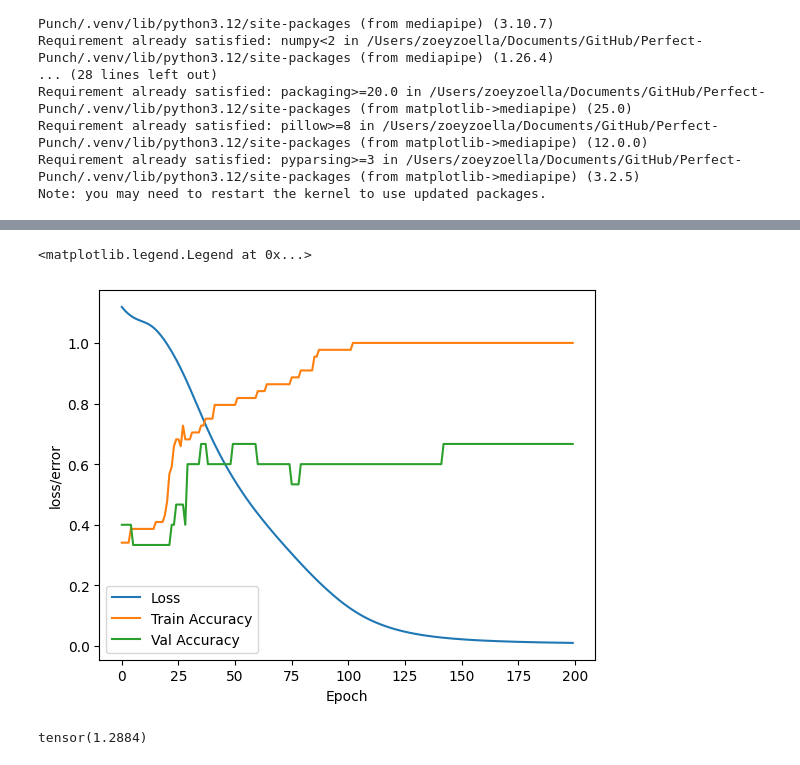
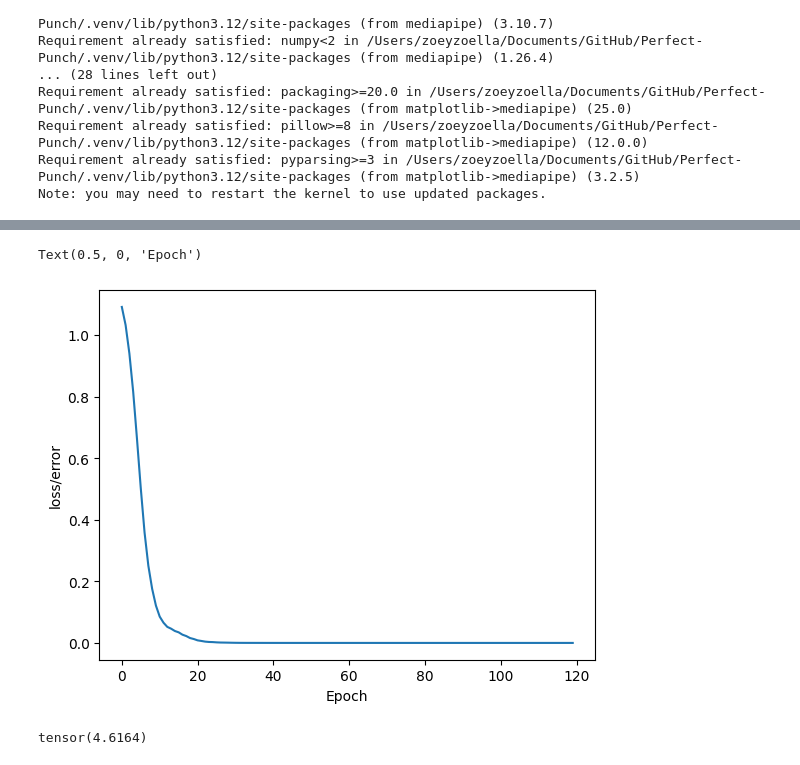
Before and after one commit to nimaip/Perfect-Punch, a Jupyter notebook: models/linear-classifier.ipynb, the cells around one changed output, grey strips where cells are left out. Cells and saved outputs as stored; diff of their text form; code cells hidden in the pictures.

```diff
--- a/models/linear-classifier.ipynb
+++ b/models/linear-classifier.ipynb
@@ -106,7 +106,7 @@ df['type'] = df['type'].map(type_mapping)
 X = np.array(df.drop('type', axis=1))
 y = np.array(df['type'])
 # %%
-features = ['x1','y1', 'z1','x2','y2', 'z2','x3','y3','z3','x4','y4','z4']
+features = ['x1','y1','x2','y2','x3','y3','x4','y4']
 
 n = 15
 num_groups = df.shape[0] // n
@@ -115,18 +115,18 @@ num_groups = df.shape[0] // n
 df_trim = df.iloc[:num_groups * n]
 
 # Convert to NumPy array (only features)
-arr = df_trim[features].values  # shape: (num_groups * n, 12)
+arr = df_trim[features].values  # shape: (num_groups * n, 8)
 
 # Reshape into sequences of 15 rows
-grouped = arr.reshape(num_groups, n, len(features))  # shape: (num_groups, 15, 12)
+grouped = arr.reshape(num_groups, n, len(features))  # shape: (num_groups, 15, 8)
 
 # Flatten each sequence into a single vector
-X = grouped.reshape(num_groups, -1)  # shape: (num_groups, 15*12=180)
+X = grouped.reshape(num_groups, -1)  # shape: (num_groups, 15*8=120)
 
 # Handle labels (assume df['type'] is the label)
 y_arr = df_trim['type'].values
 y = y_arr.reshape(num_groups, n)[:, 0]  # take first row's label for each sequence
 
-print("X shape:", X.shape)  # should be (num_groups, 180)
+print("X shape:", X.shape)  # should be (num_groups, 120)
 print("y shape:", y.shape)  # should be (num_groups,)
 # %% [output]
@@ -145,8 +144,7 @@ Model(
 )
 # %%
 from sklearn.model_selection import train_test_split
-X_train, X_test, y_train, y_test = train_test_split(X, y, test_size=0.5, random_state=42)
-X_test, X_val, y_test, y_val = train_test_split(X_test, y_test, test_size=0.33, random_state=42)
+X_train, X_test, y_train, y_test = train_test_split(X, y, test_size=0.2, random_state=42)
 # %%
 # convert X features to float tensors
 X_train = torch.FloatTensor(X_train)
@@ -163,15 +159,12 @@ criterion = nn.CrossEntropyLoss()
 
 # choose Adam Optimizer
 # lr = learning rate (if error doesn't go down after a bunch of epochs, must lower our learning rate)
-optimizer = torch.optim.Adam(model.parameters(), lr=1e-3, weight_decay=1e-4)
+optimizer = torch.optim.Adam(model.parameters(), lr=0.01)
 # %%
 # train our model
 # epoch = one run through all training data in our network
-epochs = 200
+epochs = 120
 losses = []
-train_accuracies = []
-val_accuracies = []
-
 for i in range(epochs):
   # go forward & get a prediction
   y_pred = model.forward(X_train) # get predicted results
@@ -188,17 +181,4 @@ for i in range(epochs):
   optimizer.zero_grad()
   loss.backward()
   optimizer.step()
-
-  with torch.no_grad():
-    train_outputs = model(X_train)
-    train_preds = torch.argmax(train_outputs, dim=1)
-    train_accuracy = (train_preds == y_train).float().mean().item()
-    train_accuracies.append(train_accuracy)
-
-    val_outputs = model(X_val)
-    val_preds = torch.argmax(val_outputs, dim=1)
-    val_accuracy = (val_preds == y_val).float().mean().item()
-    val_accuracies.append(val_accuracy)
-
-  print(f"Epoch {i+1}/{epochs}, Train Accuracy: {train_accuracy:.4f}, Val Accuracy: {val_accuracy:.4f}")
 # %% [output]
@@ -222,25 +197,20 @@ Epoch 200/200, Train Accuracy: 1.0000, Val Accuracy: 0.6667
 # %%
 # plot the losses
 plt.plot(range(epochs), losses)
-plt.plot(range(epochs), train_accuracies)
-plt.plot(range(epochs), val_accuracies)
 plt.ylabel("loss/error")
 plt.xlabel("Epoch")
-plt.legend(["Loss", "Train Accuracy", "Val Accuracy"])
 # %% [output]
-<matplotlib.legend.Legend at 0x...>
+Text(0.5, 0, 'Epoch')
-[figure, old version]
+[figure, new version]
 # %%
-train_accuracies = []
-val_accuracies = []
-
 # evaluate model on test data
 with torch.no_grad():
   y_eval = model.forward(X_test)
   loss = criterion(y_eval, y_test)
+
 loss
 # %% [output]
-tensor(1.2884)
+tensor(4.6164)
 # %%
 correct = 0
 with torch.no_grad():
```
Also changed, not shown: parts of 7 cells of this notebook, 3 other files.
